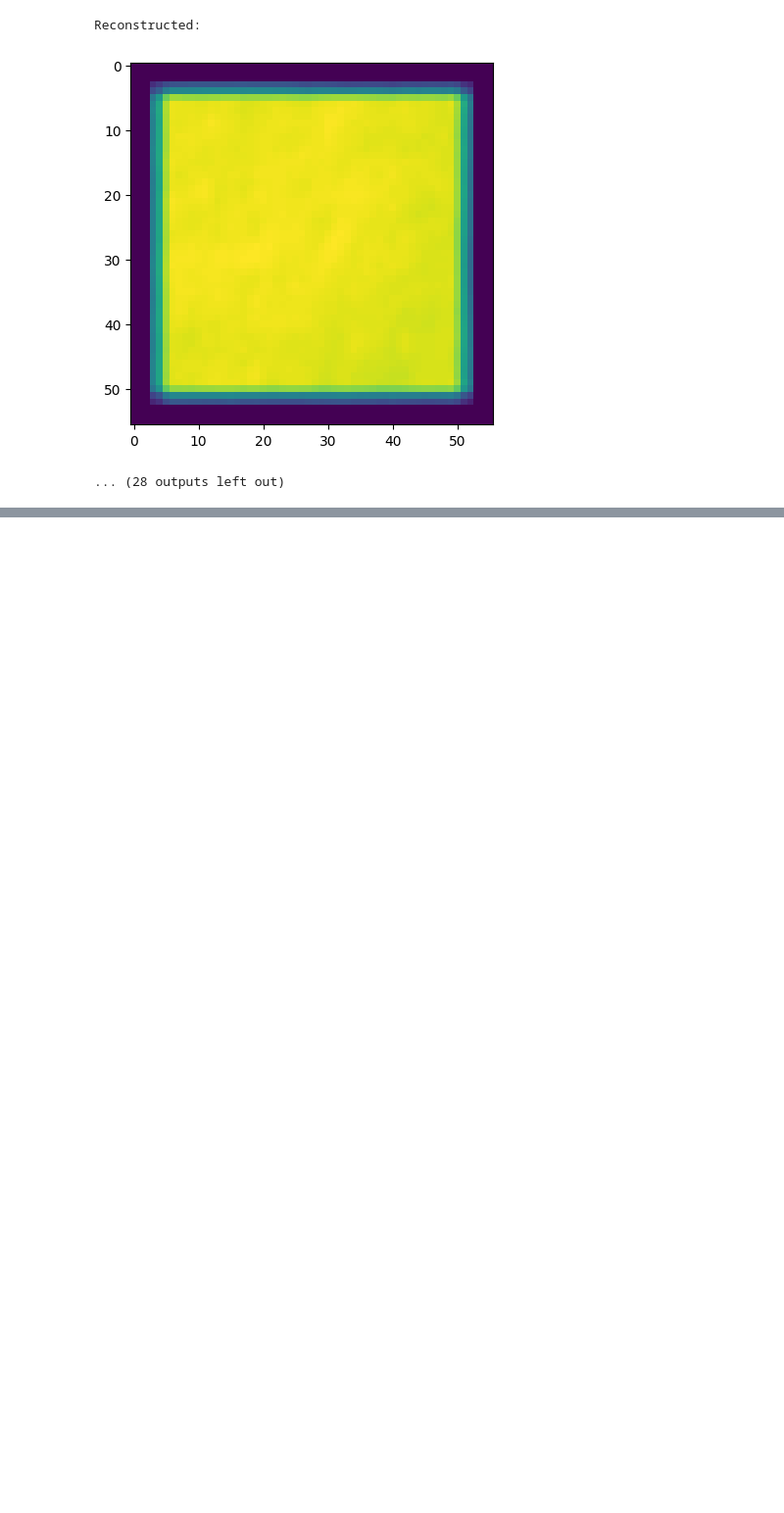
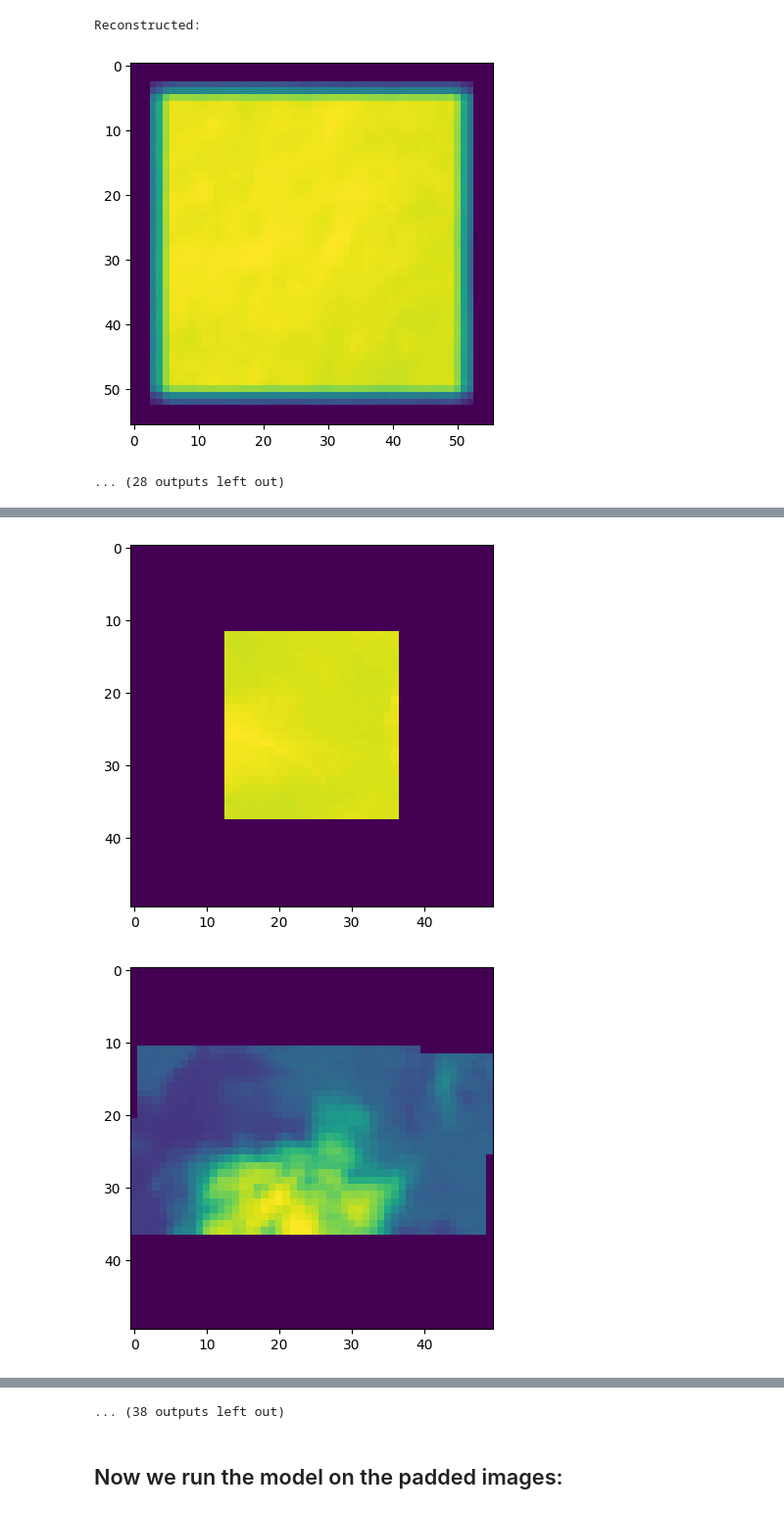
Before and after one commit to sachaRfd/Reef_Project, a Jupyter notebook: Basic Notebooks/basic_Reef_Run.ipynb, the cells around one changed output, grey strips where cells are left out. Shown at 98% size. Cells and saved outputs as stored; diff of their text form; code cells hidden in the pictures; blank space fills up the shorter version.

```diff
--- a/Basic Notebooks/basic_Reef_Run.ipynb
+++ b/Basic Notebooks/basic_Reef_Run.ipynb
@@ -400,0 +438,7 @@ Reconstructed:
+# %%
+for i in range(50):
+  plt.imshow(list_test[i].reshape(50, 50))
+  plt.show()
+# %% [output]
+[figure, added]
+[figure, added]
@@ -400,0 +455,3 @@ Reconstructed:
+... (38 outputs left out)
+# %% [markdown]
+## Now we run the model on the padded images:
```
Also changed, not shown: parts of 10 cells of this notebook.
